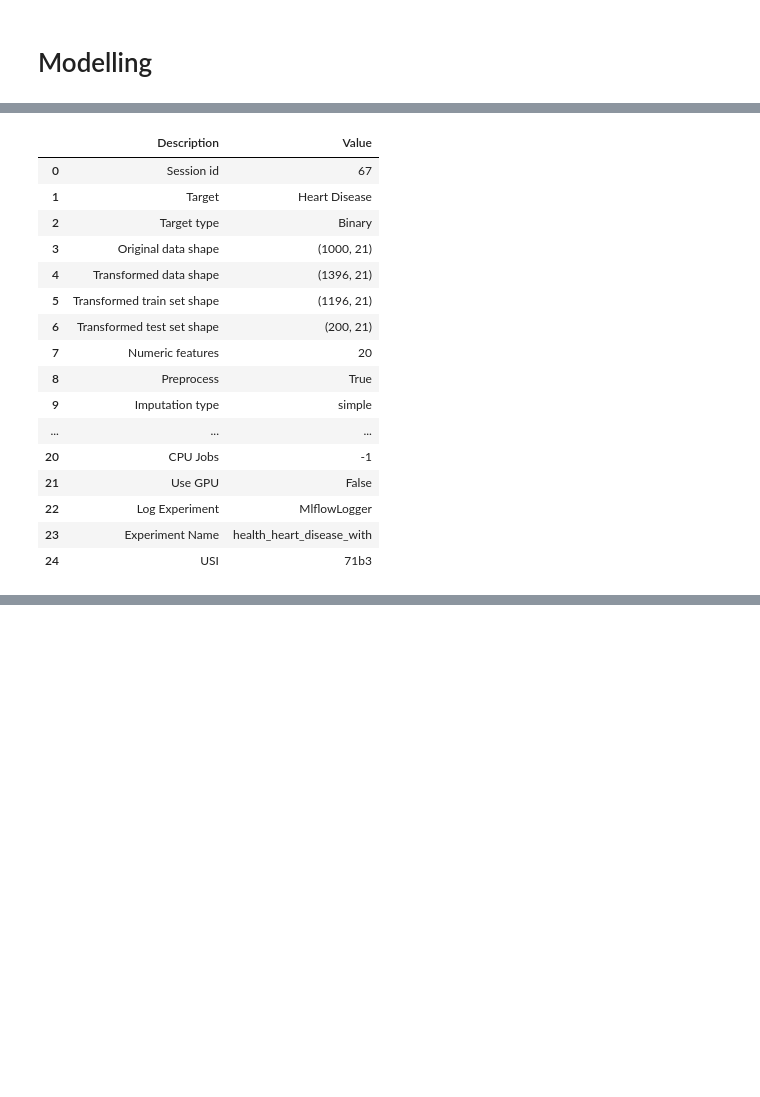
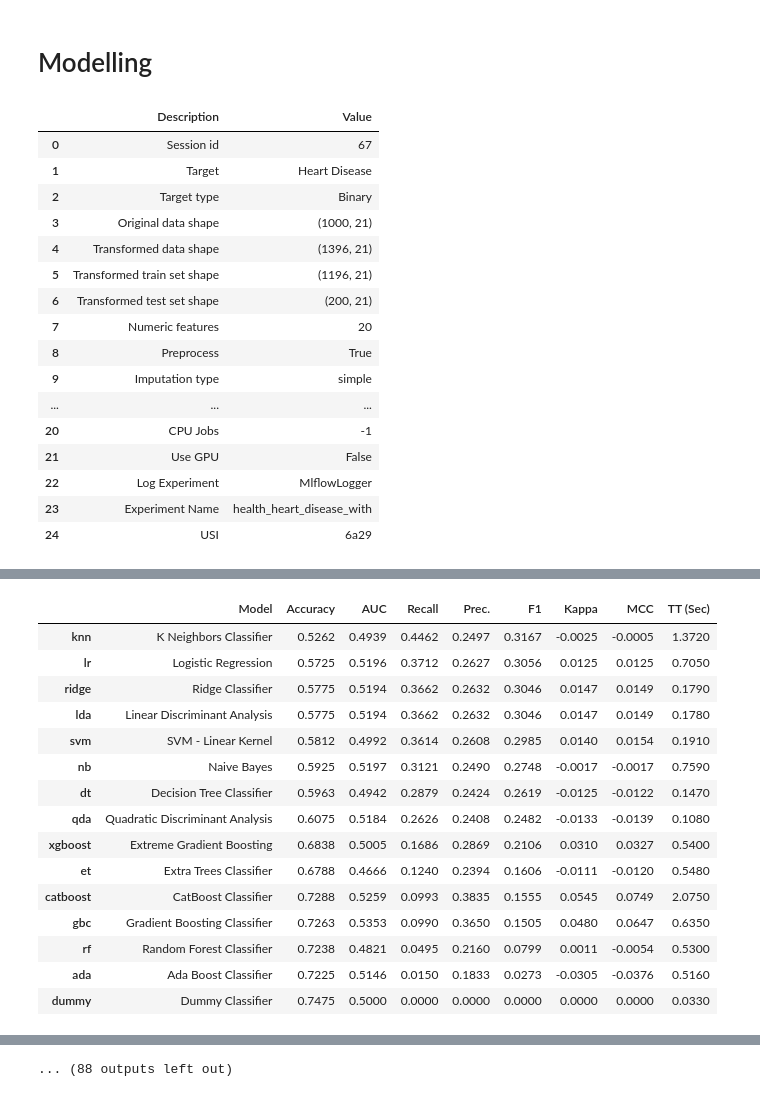
Before and after one commit to Dam314159/Machine-Learning-Operations, a Jupyter notebook: notebooks/Health_Modelling.ipynb, the cells around one changed output, grey strips where cells are left out. Saved outputs shown, nothing was run; the diff lists cells and outputs as text; code cells hidden in the pictures; blank space fills up the shorter version.

Commit message:
ugh idk man why my model performance so low

```diff
--- a/notebooks/Health_Modelling.ipynb
+++ b/notebooks/Health_Modelling.ipynb
@@ -38,7 +38,7 @@ health_df
 mlflow.set_tracking_uri("http://127.0.0.1:5000")
 
 
-# Initialize PyCaret Setup
+# Initialize PyCaret Setup and train models
 target_cols = ["Heart Disease", "Diabetes", "Stroke", "Kidney Disease", "Cancer", "Alzheimer's Disease", "COPD", "Liver Disease", "Parkinson's Disease", "Tuberculosis"]
 
 reg_setups = {
@@ -46,7 +46,20 @@ reg_setups = {
     "without": {},
 }
 
+best_models = {
+    "with": {},
+    "without": {},
+}
+
+comp_results = {
+    "with": {},
+    "without": {},
+}
+
+
 for col in target_cols:
+    experiment_name = "health_" + col.lower().replace(" ", "_").replace("'", " ") + "_with"
+
     reg_setups["with"][col] = classification.setup(
         data=health_df,
         target=col,
@@ -56,9 +69,11 @@ for col in target_cols:
         normalize=True,
         session_id=config.random_state,
         log_experiment=True,
-        experiment_name=f"health_{col.lower().replace(' ', '_').replace(',', ' ')}_with",
+        experiment_name=experiment_name,
         memory=False,
     )
+    best_models["with"][col] = classification.compare_models(sort="F1")
+    comp_results["with"][col] = classification.pull().copy()
 
     reg_setups["without"][col] = classification.setup(
         data=health_df,
@@ -70,7 +85,26 @@ for col in target_cols:
         normalize=True,
         session_id=config.random_state,
         log_experiment=True,
-        experiment_name=f"health_{col.lower().replace(' ', '_').replace(',', ' ')}_without",
+        experiment_name=experiment_name + "out",
         memory=False,
     )
+    best_models["without"][col] = classification.compare_models(sort="F1")
+    comp_results["without"][col] = classification.pull().copy()
 # %% [output]
+|  | Description | Value |
+| 0 | Session id | 67 |
+| 1 | Target | Heart Disease |
+| 2 | Target type | Binary |
+| 3 | Original data shape | (1000, 21) |
+| 4 | Transformed data shape | (1396, 21) |
+| 5 | Transformed train set shape | (1196, 21) |
+| 6 | Transformed test set shape | (200, 21) |
+| 7 | Numeric features | 20 |
+| 8 | Preprocess | True |
+| 9 | Imputation type | simple |
+| ... | ... | ... |
+| 20 | CPU Jobs | -1 |
+| 21 | Use GPU | False |
+| 22 | Log Experiment | MlflowLogger |
+| 23 | Experiment Name | health_heart_disease_with |
+| 24 | USI | 6a29 |
@@ -76,0 +112,16 @@ for col in target_cols:
+|  | Model | Accuracy | AUC | Recall | Prec. | F1 | Kappa | MCC | TT (Sec) |
+| knn | K Neighbors Classifier | 0.5262 | 0.4939 | 0.4462 | 0.2497 | 0.3167 | -0.0025 | -0.0005 | 1.3720 |
+| lr | Logistic Regression | 0.5725 | 0.5196 | 0.3712 | 0.2627 | 0.3056 | 0.0125 | 0.0125 | 0.7050 |
+| ridge | Ridge Classifier | 0.5775 | 0.5194 | 0.3662 | 0.2632 | 0.3046 | 0.0147 | 0.0149 | 0.1790 |
+| lda | Linear Discriminant Analysis | 0.5775 | 0.5194 | 0.3662 | 0.2632 | 0.3046 | 0.0147 | 0.0149 | 0.1780 |
+| svm | SVM - Linear Kernel | 0.5812 | 0.4992 | 0.3614 | 0.2608 | 0.2985 | 0.0140 | 0.0154 | 0.1910 |
+| nb | Naive Bayes | 0.5925 | 0.5197 | 0.3121 | 0.2490 | 0.2748 | -0.0017 | -0.0017 | 0.7590 |
+| dt | Decision Tree Classifier | 0.5963 | 0.4942 | 0.2879 | 0.2424 | 0.2619 | -0.0125 | -0.0122 | 0.1470 |
+| qda | Quadratic Discriminant Analysis | 0.6075 | 0.5184 | 0.2626 | 0.2408 | 0.2482 | -0.0133 | -0.0139 | 0.1080 |
+| xgboost | Extreme Gradient Boosting | 0.6838 | 0.5005 | 0.1686 | 0.2869 | 0.2106 | 0.0310 | 0.0327 | 0.5400 |
+| et | Extra Trees Classifier | 0.6788 | 0.4666 | 0.1240 | 0.2394 | 0.1606 | -0.0111 | -0.0120 | 0.5480 |
+| catboost | CatBoost Classifier | 0.7288 | 0.5259 | 0.0993 | 0.3835 | 0.1555 | 0.0545 | 0.0749 | 2.0750 |
+| gbc | Gradient Boosting Classifier | 0.7263 | 0.5353 | 0.0990 | 0.3650 | 0.1505 | 0.0480 | 0.0647 | 0.6350 |
+| rf | Random Forest Classifier | 0.7238 | 0.4821 | 0.0495 | 0.2160 | 0.0799 | 0.0011 | -0.0054 | 0.5300 |
+| ada | Ada Boost Classifier | 0.7225 | 0.5146 | 0.0150 | 0.1833 | 0.0273 | -0.0305 | -0.0376 | 0.5160 |
+| dummy | Dummy Classifier | 0.7475 | 0.5000 | 0.0000 | 0.0000 | 0.0000 | 0.0000 | 0.0000 | 0.0330 |
@@ -97,17 +145,0 @@ for col in target_cols:
-|  | Description | Value |
-| 0 | Session id | 67 |
-| 1 | Target | Heart Disease |
-| 2 | Target type | Binary |
-| 3 | Original data shape | (1000, 21) |
-| 4 | Transformed data shape | (1396, 21) |
-| 5 | Transformed train set shape | (1196, 21) |
-| 6 | Transformed test set shape | (200, 21) |
-| 7 | Numeric features | 20 |
-| 8 | Preprocess | True |
-| 9 | Imputation type | simple |
-| ... | ... | ... |
-| 20 | CPU Jobs | -1 |
-| 21 | Use GPU | False |
-| 22 | Log Experiment | MlflowLogger |
-| 23 | Experiment Name | health_heart_disease_with |
-| 24 | USI | 71b3 |
@@ -114,0 +216 @@ MlflowException: Cannot set a deleted experiment 'health_heart_disease_with' as
+... (88 outputs left out)
```
Also changed, not shown: parts of 3 cells of this notebook, 3 other files.
